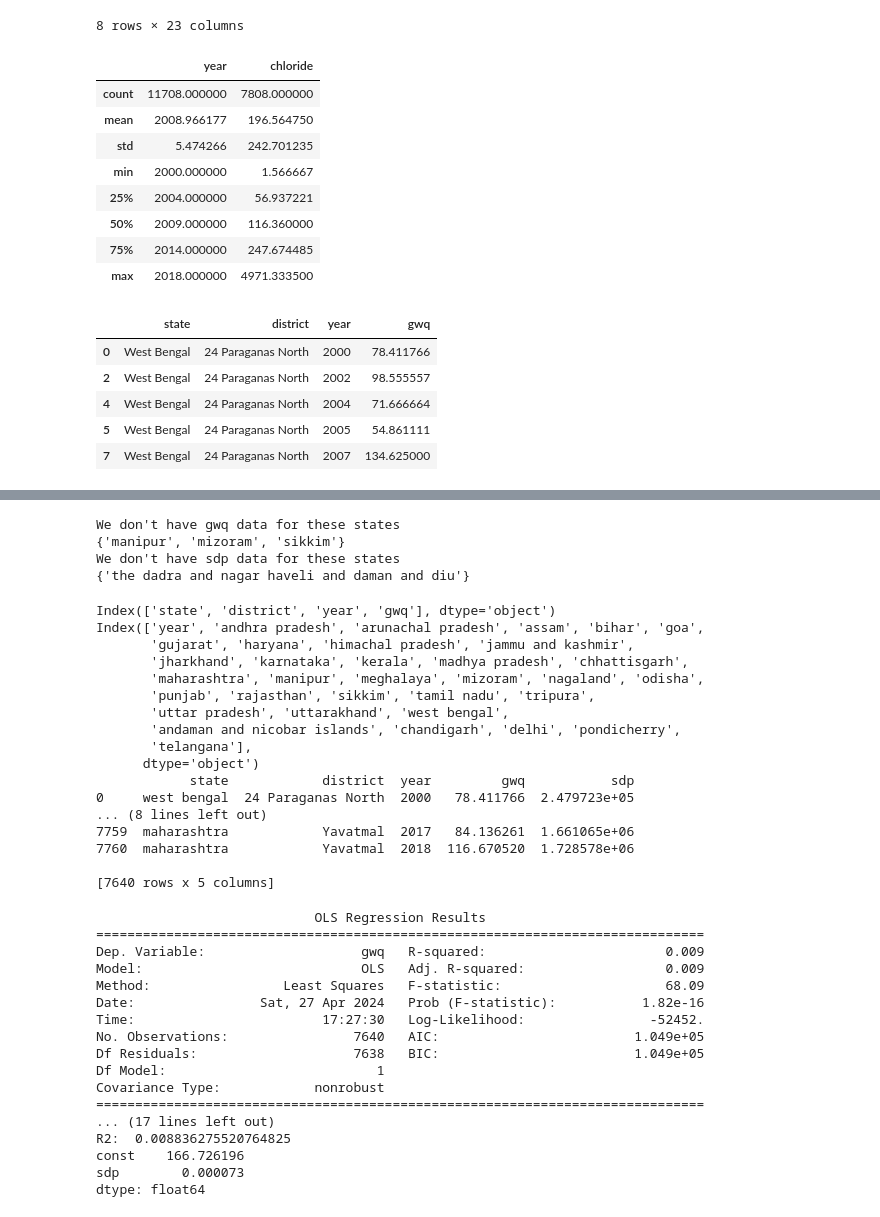
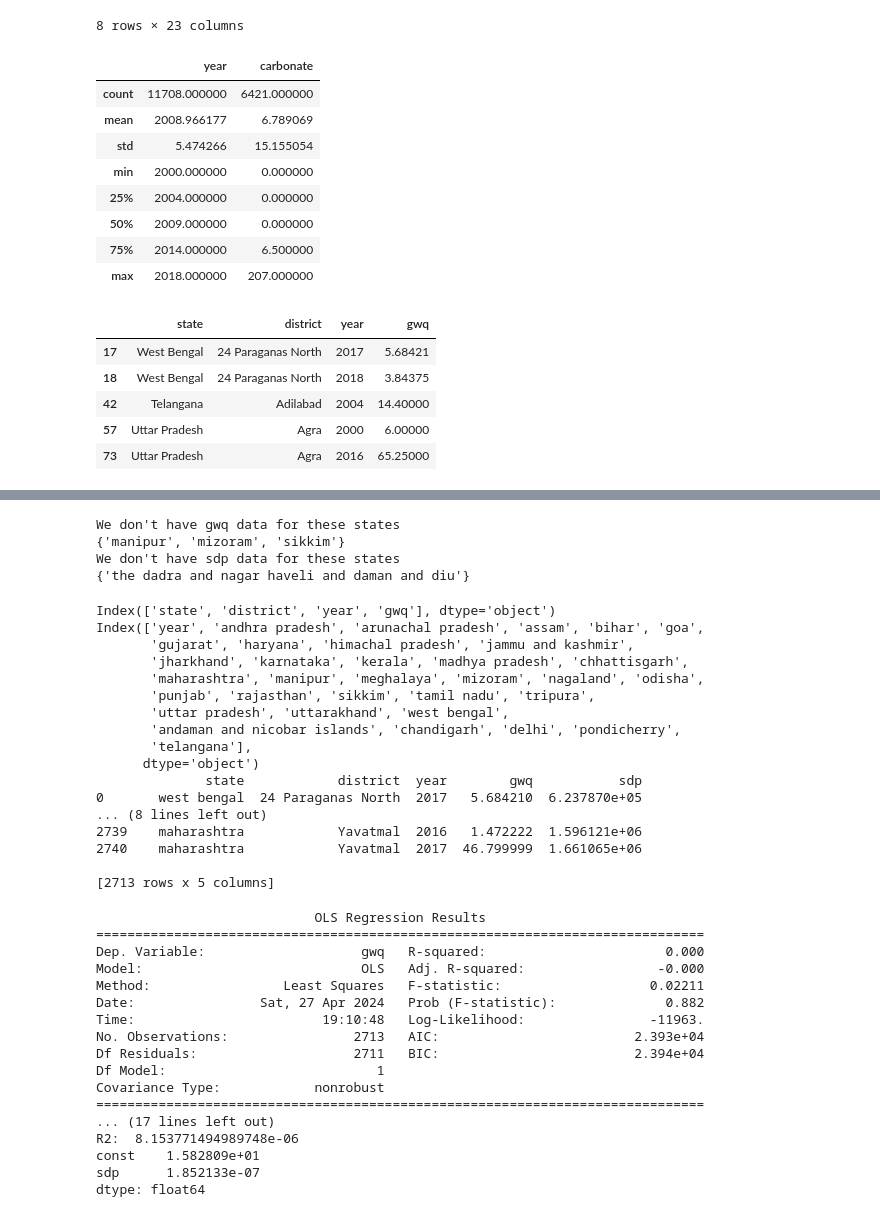
Before and after one commit to 0xGodspeed/econometrics_project, a Jupyter notebook: main.ipynb, the cells around one changed output, grey strips where cells are left out. Cells and saved outputs as stored; diff of their text form; code cells hidden in the pictures.

```diff
--- a/main.ipynb
+++ b/main.ipynb
@@ -20,19 +20,20 @@ gwq_df.describe()
 8 rows × 23 columns
 # %%
 # drop everything except state, district, year, and carbonate
-gwq_df = gwq_df[['state', 'district', 'year', 'chloride']]
+gwq_df = gwq_df[['state', 'district', 'year', 'carbonate']]
+# gwq_df = gwq_df[['state', 'district', 'year', 'chloride']]
 # gwq_df.columns
 gwq_df.describe()
 # %% [output]
-|  | year | chloride |
-| count | 11708.000000 | 7808.000000 |
-| mean | 2008.966177 | 196.564750 |
-| std | 5.474266 | 242.701235 |
-| min | 2000.000000 | 1.566667 |
-| 25% | 2004.000000 | 56.937221 |
-| 50% | 2009.000000 | 116.360000 |
-| 75% | 2014.000000 | 247.674485 |
-| max | 2018.000000 | 4971.333500 |
+|  | year | carbonate |
+| count | 11708.000000 | 6421.000000 |
+| mean | 2008.966177 | 6.789069 |
+| std | 5.474266 | 15.155054 |
+| min | 2000.000000 | 0.000000 |
+| 25% | 2004.000000 | 0.000000 |
+| 50% | 2009.000000 | 0.000000 |
+| 75% | 2014.000000 | 6.500000 |
+| max | 2018.000000 | 207.000000 |
 # %%
 # remove missing values
 gwq_df = gwq_df.dropna()
@@ -45,11 +46,11 @@ gwq_df = gwq_df[gwq_df.gwq != 0]
 gwq_df.head()
 # %% [output]
 |  | state | district | year | gwq |
-| 0 | West Bengal | 24 Paraganas North | 2000 | 78.411766 |
-| 2 | West Bengal | 24 Paraganas North | 2002 | 98.555557 |
-| 4 | West Bengal | 24 Paraganas North | 2004 | 71.666664 |
-| 5 | West Bengal | 24 Paraganas North | 2005 | 54.861111 |
-| 7 | West Bengal | 24 Paraganas North | 2007 | 134.625000 |
+| 17 | West Bengal | 24 Paraganas North | 2017 | 5.68421 |
+| 18 | West Bengal | 24 Paraganas North | 2018 | 3.84375 |
+| 42 | Telangana | Adilabad | 2004 | 14.40000 |
+| 57 | Uttar Pradesh | Agra | 2000 | 6.00000 |
+| 73 | Uttar Pradesh | Agra | 2016 | 65.25000 |
 # %%
 # merge csv1, csv2, csv3, csv4, csv5
 # df1 = pd.read_csv('csv1.csv', delimiter='\t')
@@ -190,13 +191,13 @@ Index(['year', 'andhra pradesh', 'arunachal pradesh', 'assam', 'bihar', 'goa',
        'andaman and nicobar islands', 'chandigarh', 'delhi', 'pondicherry',
        'telangana'],
       dtype='object')
-            state            district  year         gwq           sdp
-0     west bengal  24 Paraganas North  2000   78.411766  2.479723e+05
+              state            district  year        gwq           sdp
+0       west bengal  24 Paraganas North  2017   5.684210  6.237870e+05
 ... (8 lines left out)
-7759  maharashtra            Yavatmal  2017   84.136261  1.661065e+06
-7760  maharashtra            Yavatmal  2018  116.670520  1.728578e+06
+2739    maharashtra            Yavatmal  2016   1.472222  1.596121e+06
+2740    maharashtra            Yavatmal  2017  46.799999  1.661065e+06
 
-[7640 rows x 5 columns]
+[2713 rows x 5 columns]
 # %%
 import statsmodels.api as sm
 # GWQi,t = β0 + β1SDPi,t + ui,t
@@ -213,7 +214,8 @@ R2 = model.rsquared
 
 predicted_values = model.predict(X)
 residuals = y - predicted_values
-residuals = residuals.to_numpy()
+
+# residuals = residuals.to_numpy()
 # print(residuals)
 print("Mean of residuals: ", np.mean(residuals))
 print("SD of residuals:", np.std(residuals))
@@ -224,20 +226,20 @@ print(model.params)
 # %% [output]
                             OLS Regression Results
 ==============================================================================
-Dep. Variable:                    gwq   R-squared:                       0.009
-Model:                            OLS   Adj. R-squared:                  0.009
-Method:                 Least Squares   F-statistic:                     68.09
-Date:                Sat, 27 Apr 2024   Prob (F-statistic):           1.82e-16
-Time:                        17:27:30   Log-Likelihood:                -52452.
-No. Observations:                7640   AIC:                         1.049e+05
-Df Residuals:                    7638   BIC:                         1.049e+05
+Dep. Variable:                    gwq   R-squared:                       0.000
+Model:                            OLS   Adj. R-squared:                 -0.000
+Method:                 Least Squares   F-statistic:                   0.02211
+Date:                Sat, 27 Apr 2024   Prob (F-statistic):              0.882
+Time:                        19:10:48   Log-Likelihood:                -11963.
+No. Observations:                2713   AIC:                         2.393e+04
+Df Residuals:                    2711   BIC:                         2.394e+04
 Df Model:                           1
 Covariance Type:            nonrobust
 ==============================================================================
 ... (17 lines left out)
-R2:  0.008836275520764825
-const    166.726196
-sdp        0.000073
+R2:  8.153771494989748e-06
+const    1.582809e+01
+sdp      1.852133e-07
 dtype: float64
 # %%
 # import statsmodels.api as sm
```
Also changed, not shown: parts of 5 cells of this notebook, 1 other file.
